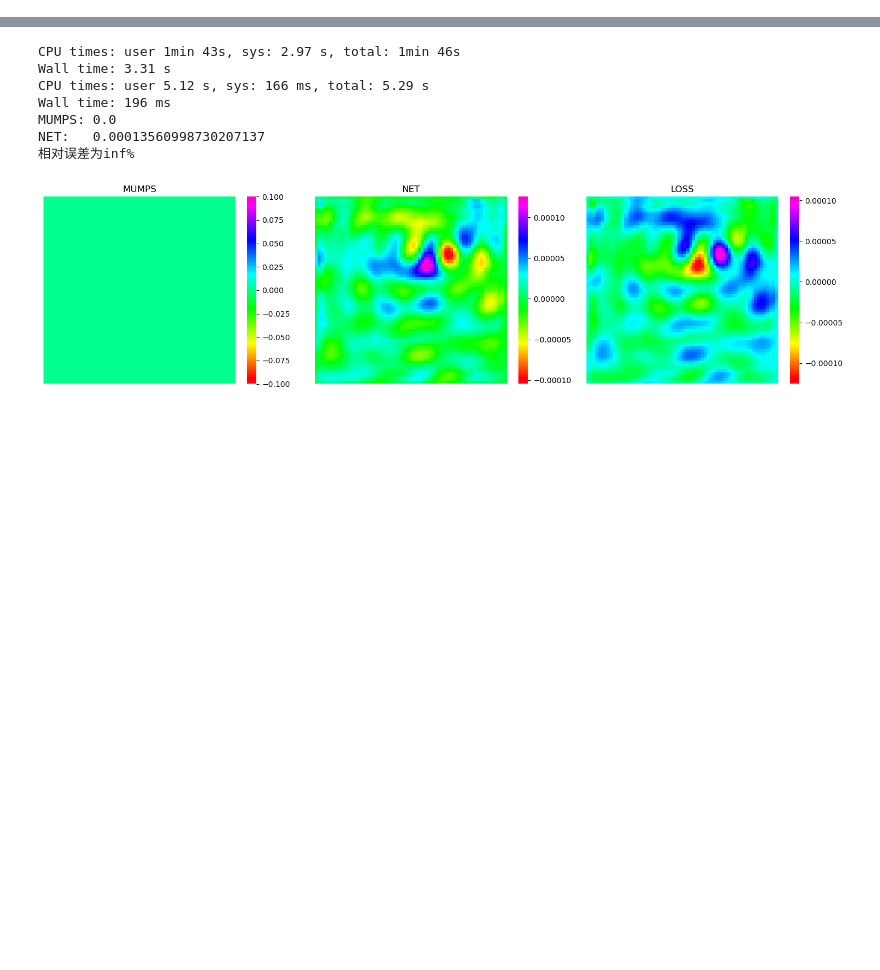
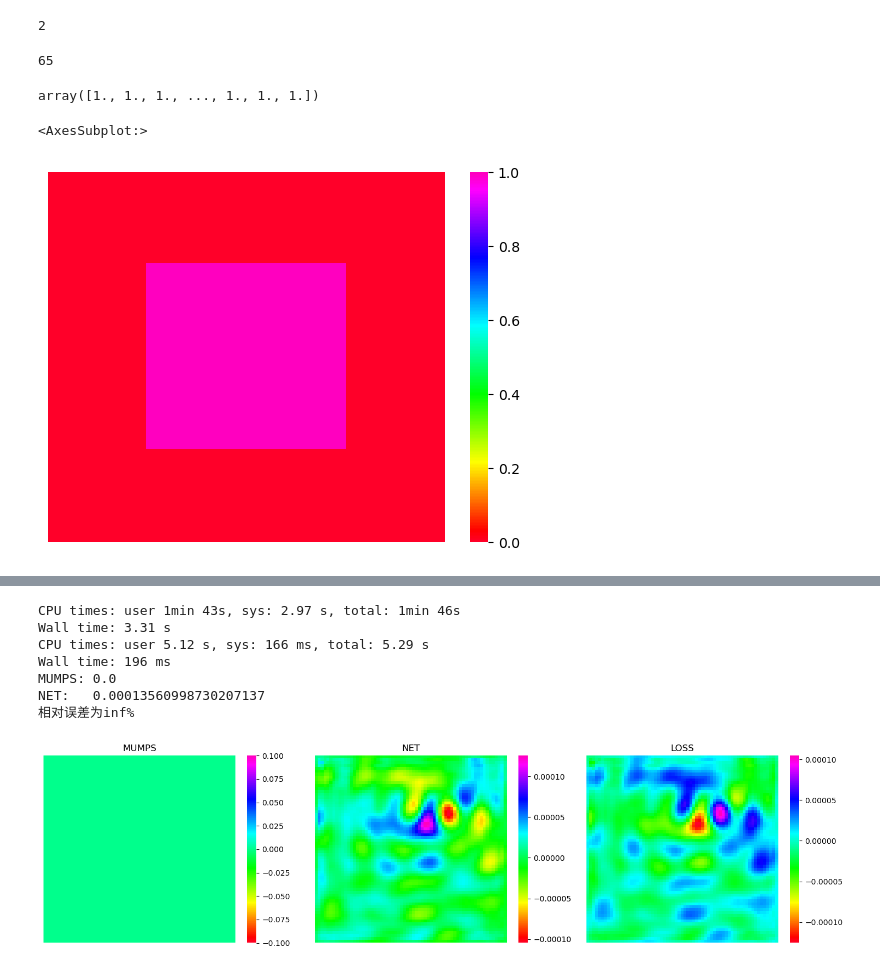
Before and after one commit to MIA123MIA321/IMSP-FNO-Solver, a Jupyter notebook: src/test.ipynb, the cells around one changed output, grey strips where cells are left out. Cells and saved outputs as stored; diff of their text form; code cells hidden in the pictures; blank space fills up the shorter version.

```diff
--- a/src/test.ipynb
+++ b/src/test.ipynb
@@ -1,3 +1,7 @@
 # %%
 from Inverse import *
 from q_method import *
+# %%
+len(q.shape)
+# %% [output]
+2
@@ -3,0 +19,13 @@ from q_method import *
+# %%
+squeeze_grids(Q)
+# %% [output]
+65
+array([1., 1., 1., ..., 1., 1., 1.])
+# %%
+q = np.ones((129,129))
+# %%
+q = expand_grids(q,2)
+sns.heatmap(q,**heatmap_params)
+# %% [output]
+<AxesSubplot:>
+[figure, added]
```
Also changed, not shown: parts of 5 cells of this notebook, 58 other files.
